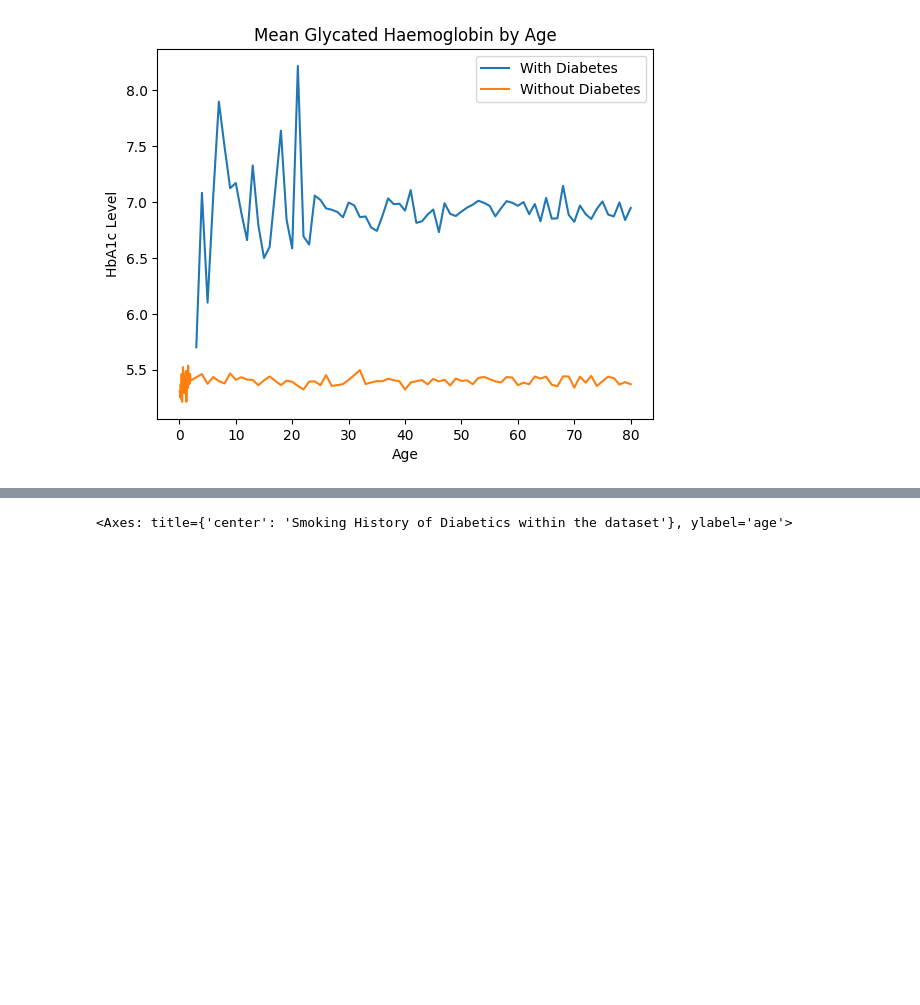
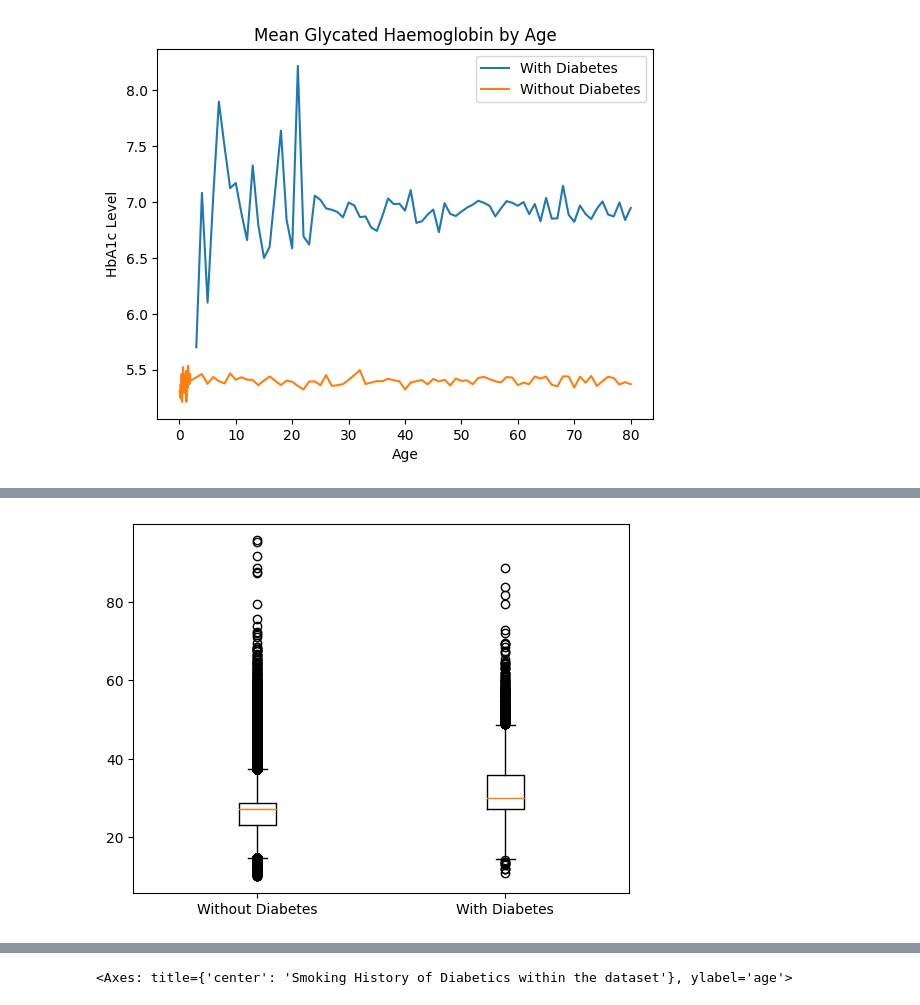
Before and after one commit to 40339093/22WSD574_ML_Coursework2, a Jupyter notebook: Coursework2.ipynb, the cells around one changed output, grey strips where cells are left out. Saved outputs shown, nothing was run; the diff lists cells and outputs as text; code cells hidden in the pictures; blank space fills up the shorter version.

```diff
--- a/Coursework2.ipynb
+++ b/Coursework2.ipynb
@@ -272,0 +272,6 @@ plt.show()
+# %%
+bmi_data = [no_diabetes_split["bmi"], diabetes_split["bmi"]]
+plt.boxplot(bmi_data, labels=["Without Diabetes", "With Diabetes"])
+plt.show()
+# %% [output]
+[figure, added]
```
Also changed, not shown: parts of 26 cells of this notebook.
